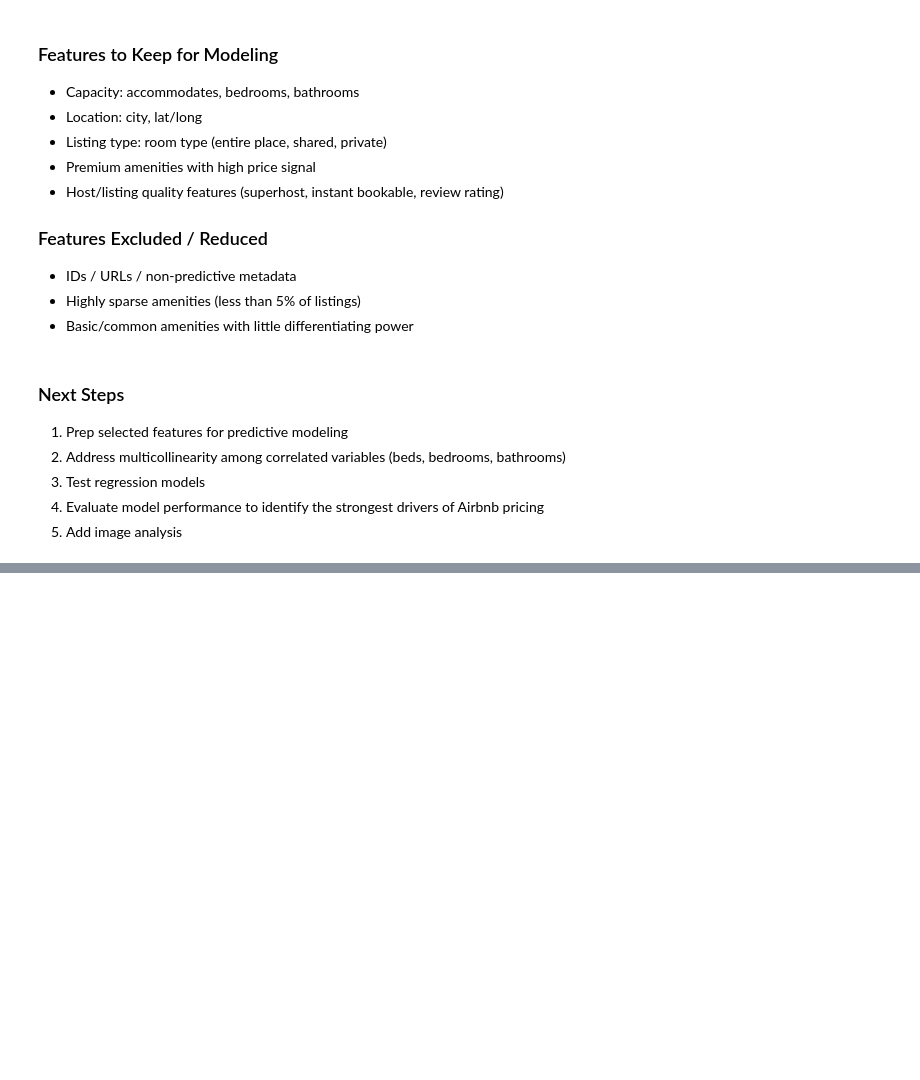
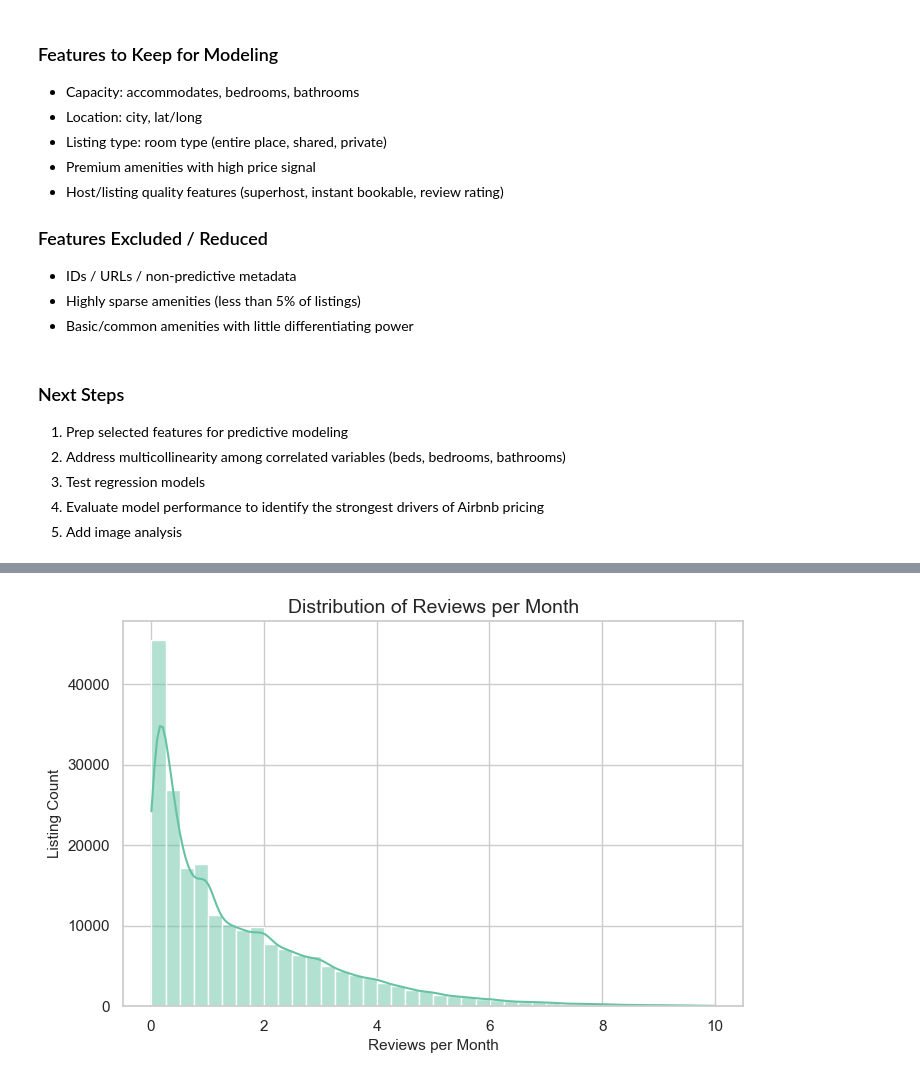
Before and after one commit to coco-martinez/capstone-2-airbnb-analysis, a Jupyter notebook: notebooks/02_eda.ipynb, the cells around one changed output, grey strips where cells are left out. Cells and saved outputs as stored; diff of their text form; code cells hidden in the pictures; blank space fills up the shorter version.

```diff
--- a/notebooks/02_eda.ipynb
+++ b/notebooks/02_eda.ipynb
@@ -1364,0 +1468,18 @@ Based on EDA, the most predictive variables for price and booking performance ar
+# %%
+# capping the x-axis so the demand pattern is easier to read
+plt.figure(figsize=(8, 5))
+
+sns.histplot(
+    data=df[df['reviews_per_month'] <= 10],
+    x='reviews_per_month',
+    bins=40,
+    kde=True,
+    color=set2_colors[0]
+)
+
+plt.title('Distribution of Reviews per Month')
+plt.xlabel('Reviews per Month')
+plt.ylabel('Listing Count')
+plt.show()
+# %% [output]
+[figure, added]
```
Also changed, not shown: parts of 18 cells of this notebook, 11 other files.
